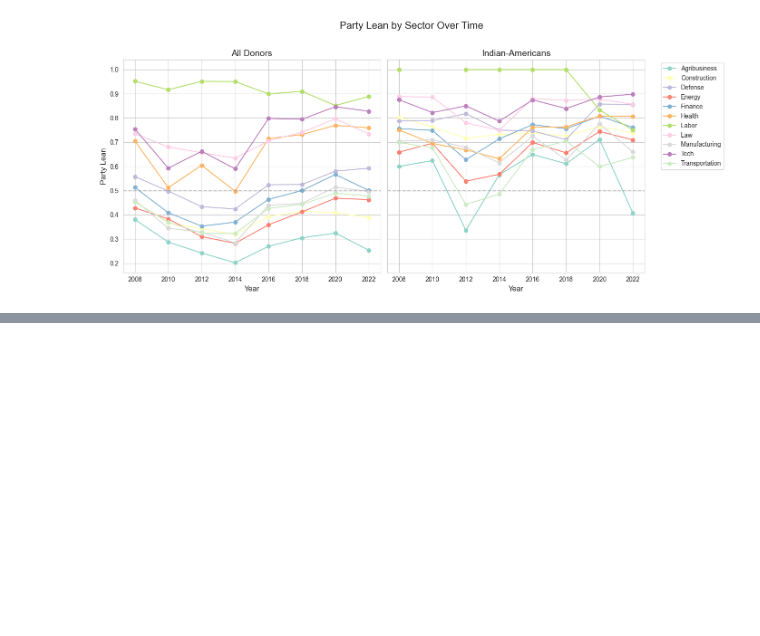
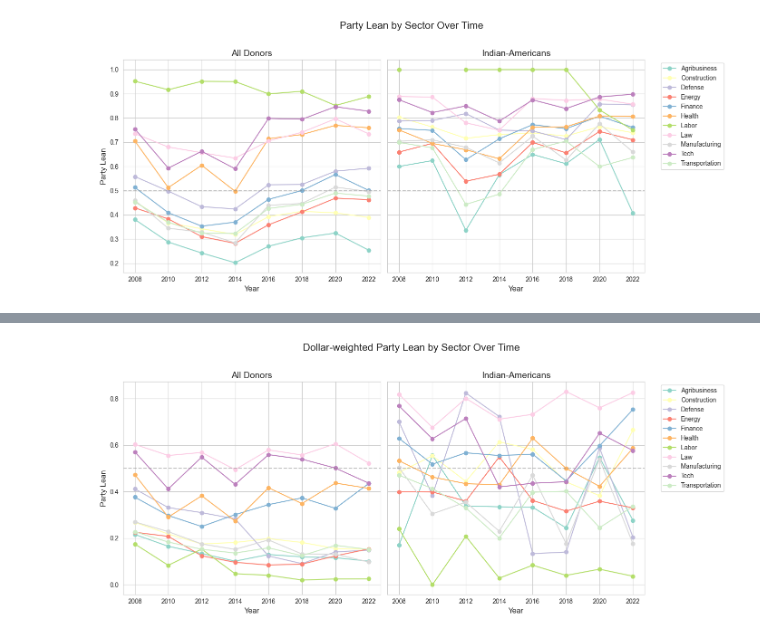
Before and after one commit to kkkarnav/indianamericancontributions, a Jupyter notebook: donors_over_time.ipynb, the cells around one changed output, grey strips where cells are left out. Cells and saved outputs as stored; diff of their text form; code cells hidden in the pictures; blank space fills up the shorter version.

Commit message:
feat: dollar weighted

```diff
--- a/donors_over_time.ipynb
+++ b/donors_over_time.ipynb
@@ -576,3 +557,55 @@ mean_ind
 | 2018 | 0.610976 | 0.725673 | 0.710526 | 0.655830 | 0.755804 | 0.763714 | 1.000000 | 0.872881 | 0.626487 | ... |
 | 2020 | 0.711538 | 0.763982 | 0.857814 | 0.744421 | 0.807699 | 0.807861 | 0.833333 | 0.877717 | 0.775921 | ... |
 | 2022 | 0.406440 | 0.738953 | 0.854415 | 0.709600 | 0.760761 | 0.806233 | 0.750000 | 0.856680 | 0.659605 | ... |
+# %%
+dollar_mean_all = (
+    all_donors.drop_duplicates(subset=["cycle", "contrib_id", "dem_ratio"])
+    [~all_donors["sector"].isin(["Ideology/Single Issue", "Unknown", "Party"])]
+    .groupby(["cycle", "sector"])
+    .apply(lambda x: (x["dem_ratio"] * x["total_donated"]).sum() / x["total_donated"].sum())
+    .unstack(level='sector')
+)
+dollar_mean_ind = (
+    all_donors.drop_duplicates(subset=["cycle", "contrib_id", "dem_ratio"])
+    [~all_donors["sector"].isin(["Ideology/Single Issue", "Unknown", "Party"])]
+    [all_donors["ethnic"].str.contains("ind", na=False)]
+    .groupby(["cycle", "sector"])
+    .apply(lambda x: (x["dem_ratio"] * x["total_donated"]).sum() / x["total_donated"].sum())
+    .unstack(level='sector')
+)
+# %%
+fig, (ax1, ax2) = plt.subplots(1, 2, figsize=(14, 6), sharey=True)
+
+sns.set_style("whitegrid")
+sns.set_palette("Set3", n_colors=len(mean_all.columns))
+
+for sector in dollar_mean_all.columns:
+    ax1.plot(
+        dollar_mean_all.index,
+        dollar_mean_all[sector],
+        marker='o',
+        label=sector
+    )
+ax1.set_title('All Donors', fontsize=14)
+ax1.set_xlabel('Year', fontsize=12)
+ax1.set_ylabel('Party Lean', fontsize=12)
+ax1.axhline(0.5, color='gray', linestyle='--', alpha=0.5)
+
+for sector in dollar_mean_ind.columns:
+    ax2.plot(
+        dollar_mean_ind.index,
+        dollar_mean_ind[sector],
+        marker='o',
+        label=sector
+    )
+ax2.set_title('Indian-Americans', fontsize=14)
+ax2.set_xlabel('Year', fontsize=12)
+ax2.axhline(0.5, color='gray', linestyle='--', alpha=0.5)
+
+ax2.legend(bbox_to_anchor=(1.05, 1), loc='upper left')
+
+plt.suptitle('Dollar-weighted Party Lean by Sector Over Time', fontsize=16, y=1.02)
+plt.tight_layout()
+plt.show()
+# %% [output]
+[figure, added]
```
Also changed, not shown: parts of 4 cells of this notebook.
